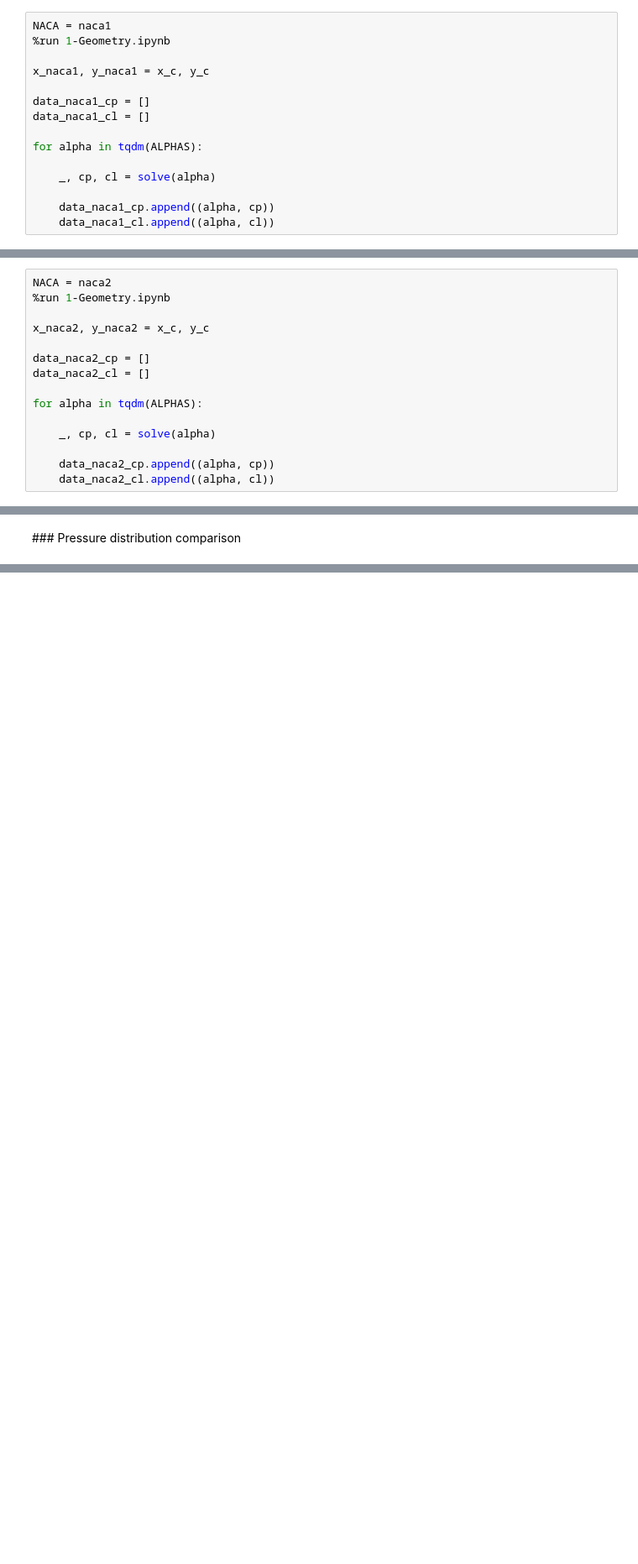
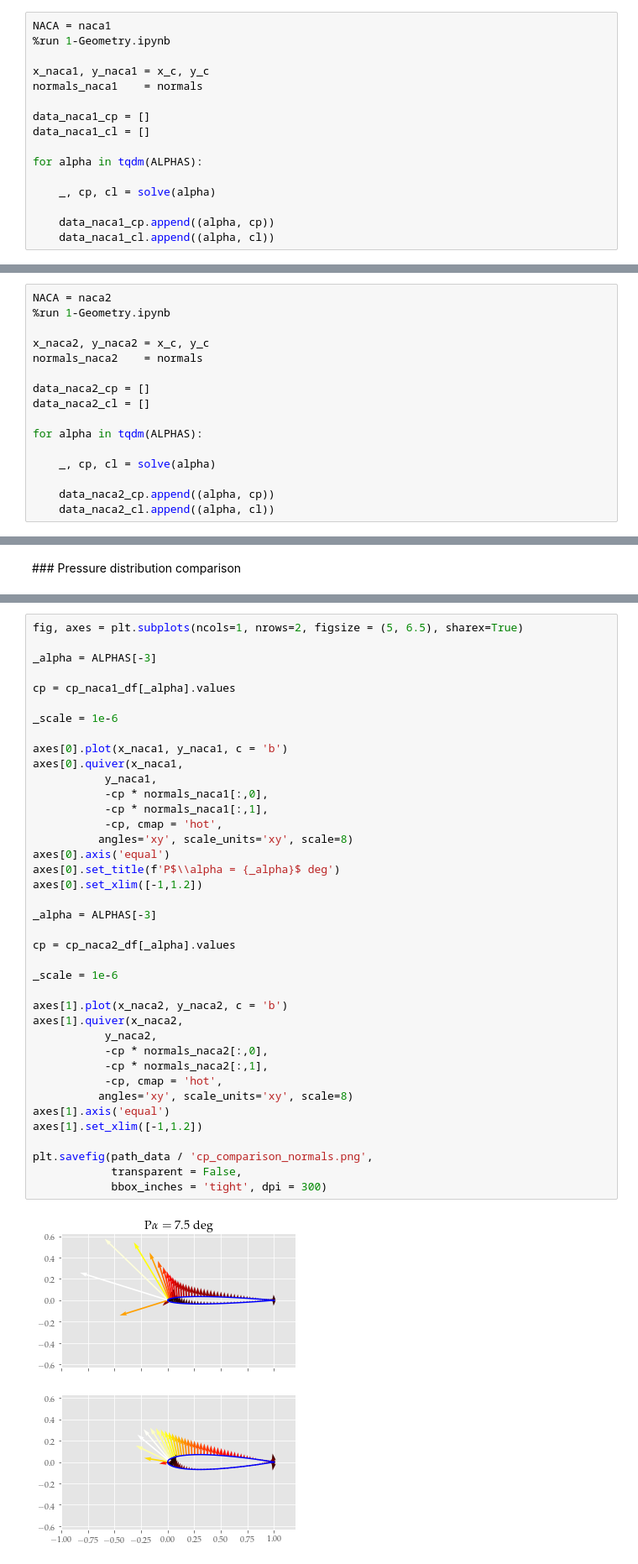
Before and after one commit to KikeM/vortex-method, a Jupyter notebook: src/4-Thickness-Effect.ipynb, the cells around one changed output, grey strips where cells are left out. Shown at 84% size. Drawn from its saved outputs; the diff is of its cells as text; blank space fills up the shorter version.

```diff
--- a/src/4-Thickness-Effect.ipynb
+++ b/src/4-Thickness-Effect.ipynb
@@ -55,6 +53,7 @@ NACA = naca1
 %run 1-Geometry.ipynb
 
 x_naca1, y_naca1 = x_c, y_c
+normals_naca1    = normals
 
 data_naca1_cp = []
 data_naca1_cl = []
@@ -74,6 +73,7 @@ NACA = naca2
 %run 1-Geometry.ipynb
 
 x_naca2, y_naca2 = x_c, y_c
+normals_naca2    = normals
 
 data_naca2_cp = []
 data_naca2_cl = []
@@ -143,0 +167,41 @@ Text(0.5, 1.0, '15.0')
+# %%
+fig, axes = plt.subplots(ncols=1, nrows=2, figsize = (5, 6.5), sharex=True)
+
+_alpha = ALPHAS[-3]
+
+cp = cp_naca1_df[_alpha].values
+
+_scale = 1e-6
+
+axes[0].plot(x_naca1, y_naca1, c = 'b')
+axes[0].quiver(x_naca1,
+           y_naca1,
+           -cp * normals_naca1[:,0],
+           -cp * normals_naca1[:,1],
+           -cp, cmap = 'hot',
+          angles='xy', scale_units='xy', scale=8)
+axes[0].axis('equal')
+axes[0].set_title(f'P$\\alpha = {_alpha}$ deg')
+axes[0].set_xlim([-1,1.2])
+
+_alpha = ALPHAS[-3]
+
+cp = cp_naca2_df[_alpha].values
+
+_scale = 1e-6
+
+axes[1].plot(x_naca2, y_naca2, c = 'b')
+axes[1].quiver(x_naca2,
+           y_naca2,
+           -cp * normals_naca2[:,0],
+           -cp * normals_naca2[:,1],
+           -cp, cmap = 'hot',
+          angles='xy', scale_units='xy', scale=8)
+axes[1].axis('equal')
+axes[1].set_xlim([-1,1.2])
+
+plt.savefig(path_data / 'cp_comparison_normals.png',
+            transparent = False,
+            bbox_inches = 'tight', dpi = 300)
+# %% [output]
+[figure, added]
```
Also changed, not shown: parts of 6 cells of this notebook, 7 other files.
